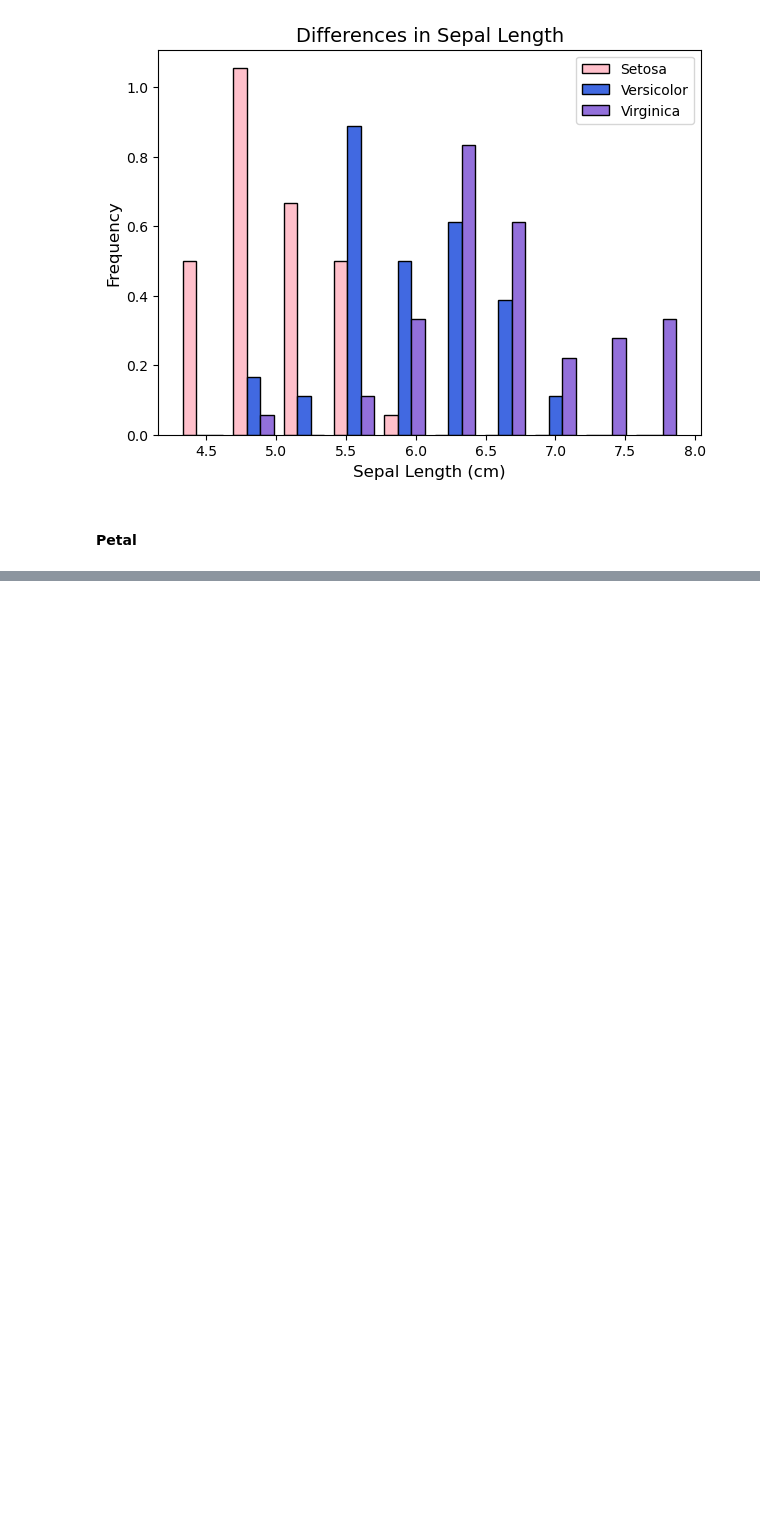
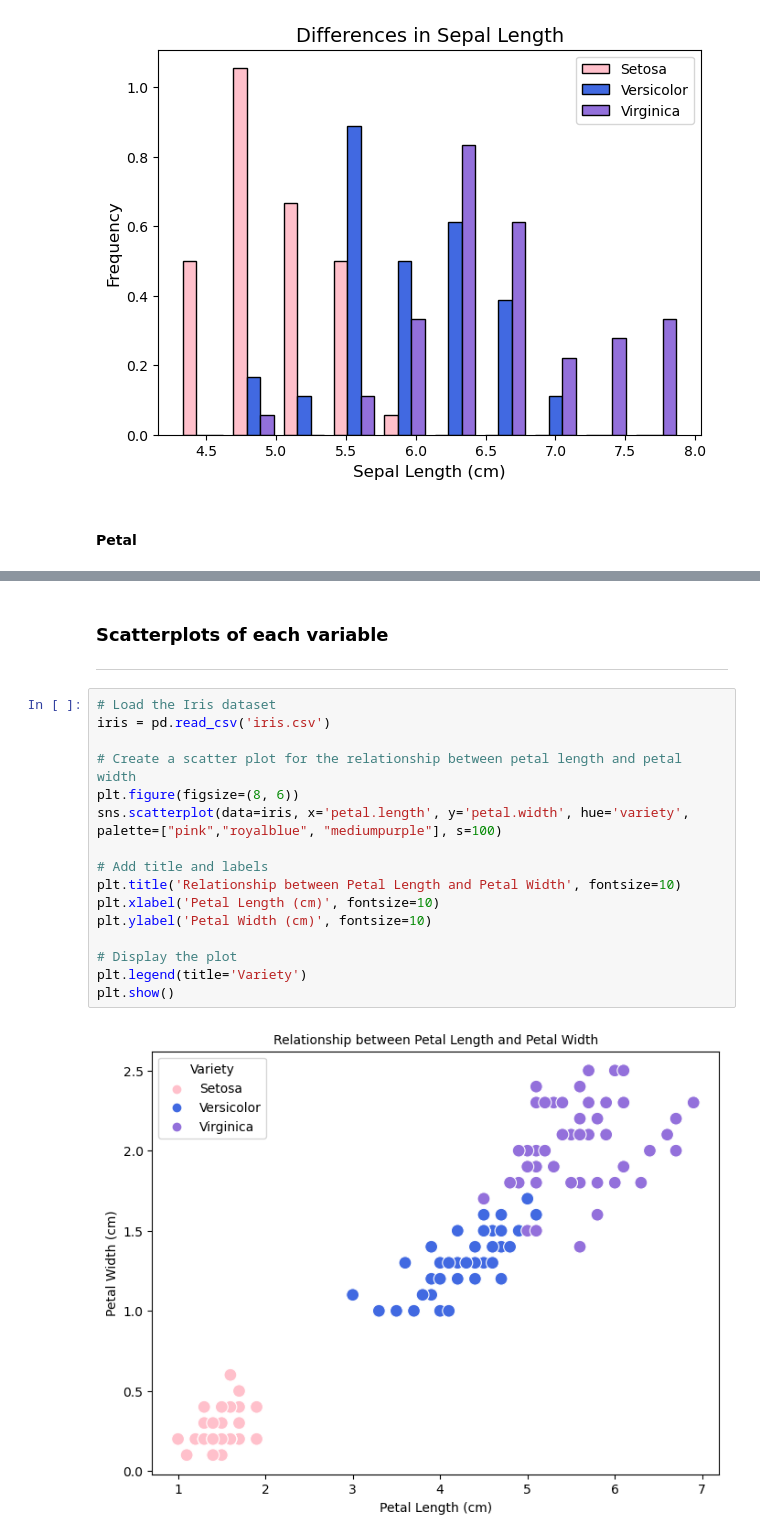
Before and after one commit to jesabelle94/pands-project, a Jupyter notebook: analysis_comments.ipynb, the cells around one changed output, grey strips where cells are left out. Saved outputs shown, nothing was run; the diff lists cells and outputs as text; blank space fills up the shorter version.

Commit message:
added scatterplots graphs

```diff
--- a/analysis_comments.ipynb
+++ b/analysis_comments.ipynb
@@ -182,3 +176,24 @@ plt.ylabel('Frequency', fontsize=12)
 plt.show()
 # %% [output]
 [figure]
+# %% [markdown]
+### Scatterplots of each variable
+***
+# %%
+# Load the Iris dataset
+iris = pd.read_csv('iris.csv')
+
+# Create a scatter plot for the relationship between petal length and petal width
+plt.figure(figsize=(8, 6))
+sns.scatterplot(data=iris, x='petal.length', y='petal.width', hue='variety', palette=["pink","royalblue", "mediumpurple"], s=100)
+
+# Add title and labels
+plt.title('Relationship between Petal Length and Petal Width', fontsize=10)
+plt.xlabel('Petal Length (cm)', fontsize=10)
+plt.ylabel('Petal Width (cm)', fontsize=10)
+
+# Display the plot
+plt.legend(title='Variety')
+plt.show()
+# %% [output]
+[figure, added]
```
Also changed, not shown: parts of 5 cells of this notebook, 4 other files.
